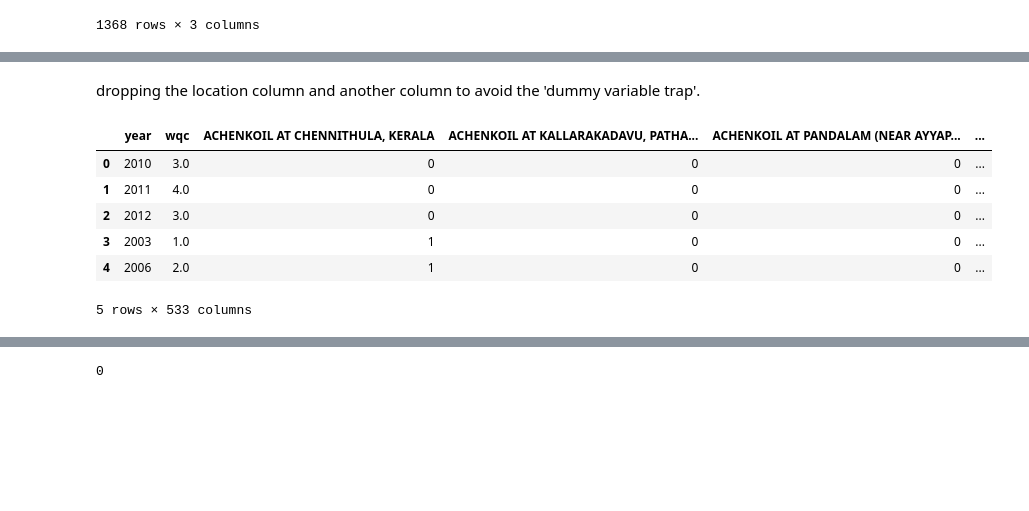
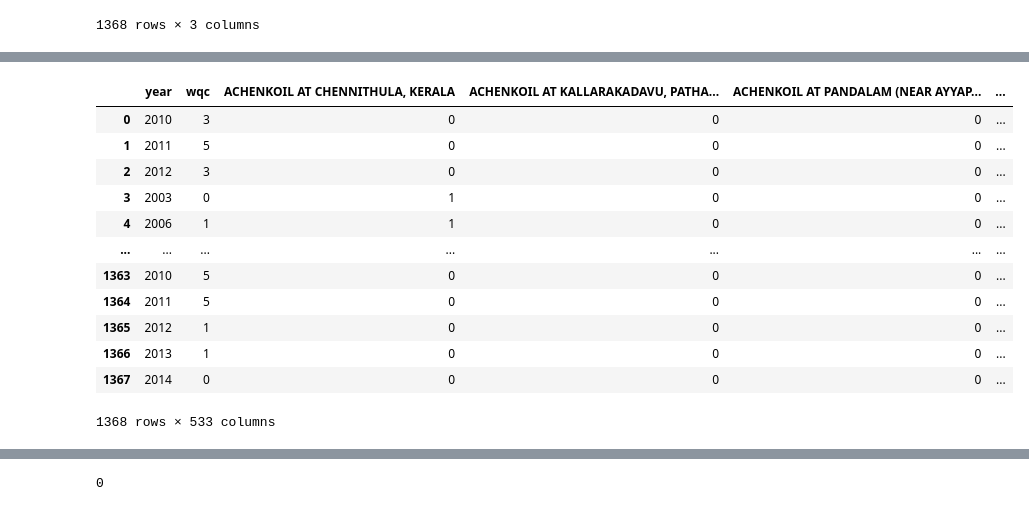
Before and after one commit to Murdock135/Water-Quality-Prediction, a Jupyter notebook: notebooks/initial_analysis.ipynb, the cells around one changed output, grey strips where cells are left out. Saved outputs shown, nothing was run; the diff lists cells and outputs as text; code cells hidden in the pictures; blank space fills up the shorter version.

```diff
--- a/notebooks/initial_analysis.ipynb
+++ b/notebooks/initial_analysis.ipynb
@@ -512,0 +521,6 @@ data
+# %%
+data.wqc = data.wqc.astype('category')
+# %%
+from sklearn import  preprocessing
+lab_enc = preprocessing.LabelEncoder()
+data.wqc = lab_enc.fit_transform(data.wqc)
@@ -534,15 +571,19 @@ data_numerical
 1368 rows × 535 columns
-# %% [markdown]
-dropping the location column and another column to avoid the 'dummy variable trap'.
 # %%
 data_numerical.drop(columns=['location','ACHENKOIL AT CHENNITHULA'],inplace=True)
 # %%
-data_numerical.head()
+data_numerical
 # %% [output]
 |  | year | wqc | ACHENKOIL AT CHENNITHULA, KERALA | ACHENKOIL AT KALLARAKADAVU, PATHA... | ACHENKOIL AT PANDALAM (NEAR AYYAP... | ... |
-| 0 | 2010 | 3.0 | 0 | 0 | 0 | ... |
-| 1 | 2011 | 4.0 | 0 | 0 | 0 | ... |
-| 2 | 2012 | 3.0 | 0 | 0 | 0 | ... |
-| 3 | 2003 | 1.0 | 1 | 0 | 0 | ... |
-| 4 | 2006 | 2.0 | 1 | 0 | 0 | ... |
+| 0 | 2010 | 3 | 0 | 0 | 0 | ... |
+| 1 | 2011 | 5 | 0 | 0 | 0 | ... |
+| 2 | 2012 | 3 | 0 | 0 | 0 | ... |
+| 3 | 2003 | 0 | 1 | 0 | 0 | ... |
+| 4 | 2006 | 1 | 1 | 0 | 0 | ... |
+| ... | ... | ... | ... | ... | ... | ... |
+| 1363 | 2010 | 5 | 0 | 0 | 0 | ... |
+| 1364 | 2011 | 5 | 0 | 0 | 0 | ... |
+| 1365 | 2012 | 1 | 0 | 0 | 0 | ... |
+| 1366 | 2013 | 1 | 0 | 0 | 0 | ... |
+| 1367 | 2014 | 0 | 0 | 0 | 0 | ... |
-5 rows × 533 columns
+1368 rows × 533 columns
```
Also changed, not shown: parts of 28 cells of this notebook.
